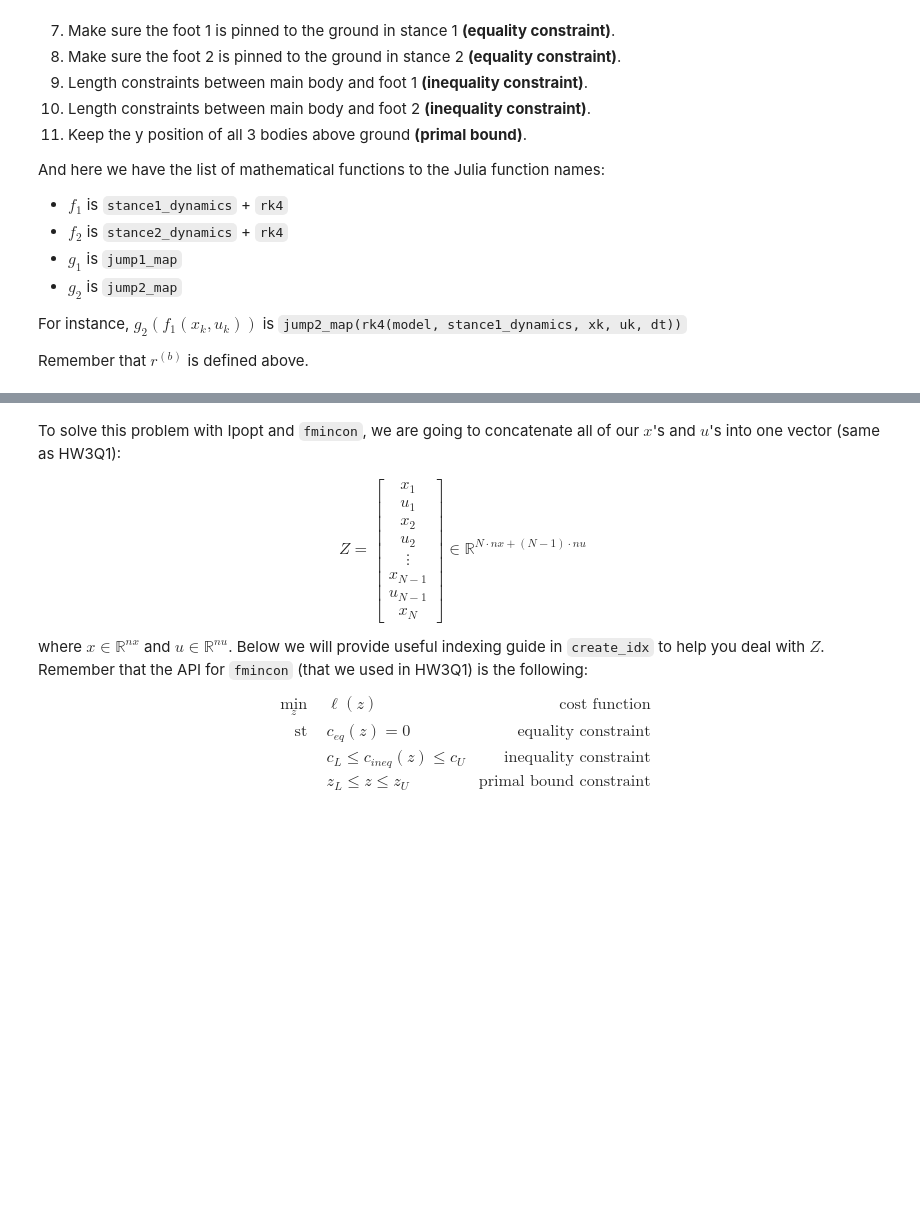
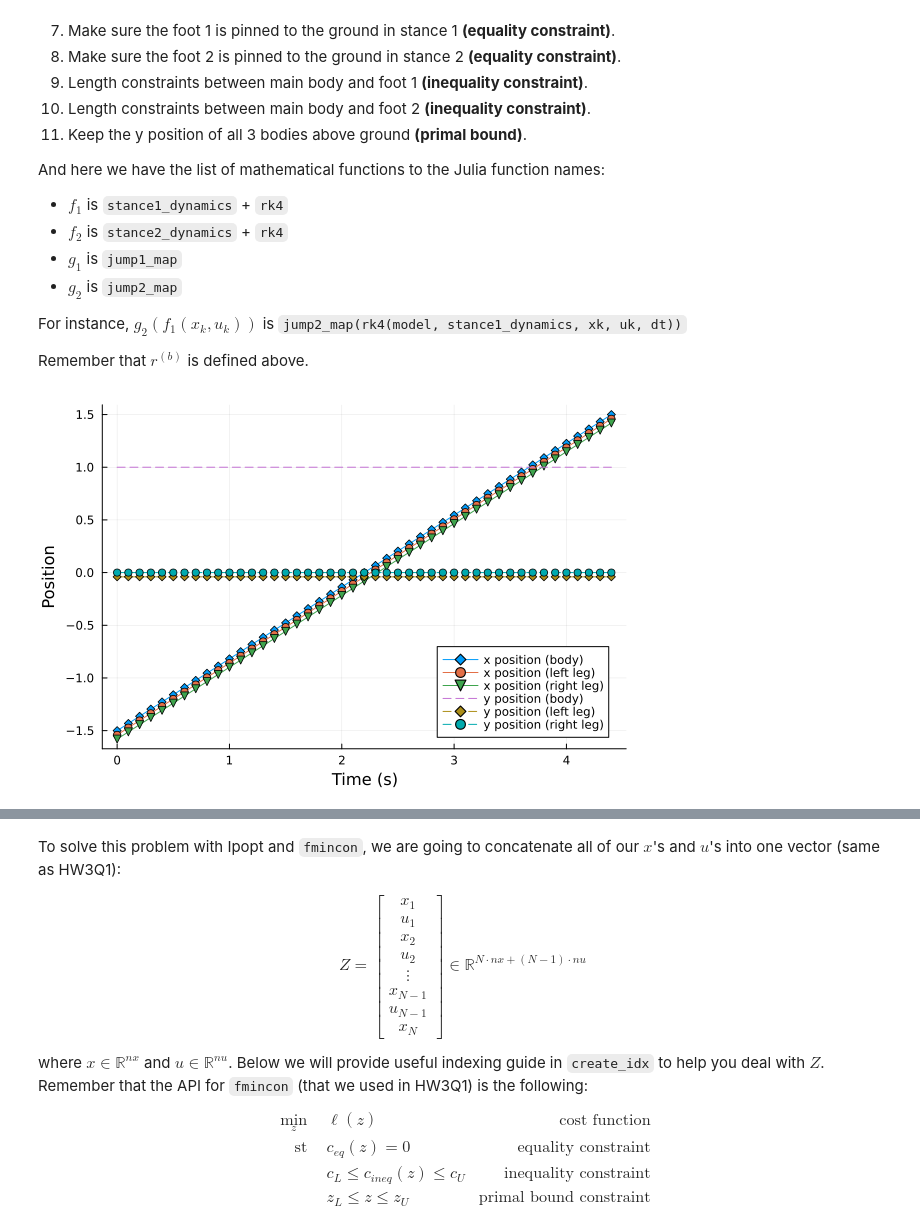
Before and after one commit to Guo-lab/16745-Optimal-Control-and-RL, a Jupyter notebook: HW4_S24-main/Q2.ipynb, the cells around one changed output, grey strips where cells are left out. Cells and saved outputs as stored; diff of their text form; code cells hidden in the pictures; blank space fills up the shorter version.

Commit message:
hw4 Q2 done; Hybrid Trajectory Optimization, biped walker with IPOPT

```diff
--- a/HW4_S24-main/Q2.ipynb
+++ b/HW4_S24-main/Q2.ipynb
@@ -258,19 +276,102 @@ Remember that $r^{(b)}$ is defined above.
 # %%
 function reference_trajectory(model, xic, xg, dt, N)
 	# creates a reference Xref and Uref for walker
 
 	Uref = [[model.mb * model.g * 0.5; model.mb * model.g * 0.5; 0] for i ∈ 1:(N-1)]
 
 	Xref = [zeros(12) for i ∈ 1:N]
 
 	horiz_v = (3 / N) / dt
 	xs = range(-1.5, 1.5, length = N)
 	Xref[1] = 1 * xic
 	Xref[N] = 1 * xg
 
 	for i ∈ 2:(N-1)
 		Xref[i] = [xs[i], 1, xs[i], 0, xs[i], 0, horiz_v, 0, horiz_v, 0, horiz_v, 0]
 	end
 
 	return Xref, Uref
 end
+
+gr()
+function visualize_Xref(Xref, dt)
+	N = length(Xref)
+	t_vec = 0:dt:(N-1)*dt  # Time vector
+
+	# Extracting x, y, and velocity components from Xref
+	for X in Xref
+		@assert length(X) == 12
+	end
+	x_positions_b = [X[1] for X in Xref]
+	y_positions_b = [X[2] for X in Xref]
+	x_positions_left = [X[3] for X in Xref]
+	y_positions_left = [X[4] for X in Xref]
+	x_positions_right = [X[5] for X in Xref]
+	y_positions_right = [X[6] for X in Xref]
+	x_velocities_b = [X[7] for X in Xref]
+	y_velocities_b = [X[8] for X in Xref]
+	x_velocities_left = [X[9] for X in Xref]
+	y_velocities_left = [X[10] for X in Xref]
+	x_velocities_right = [X[11] for X in Xref]
+	y_velocities_right = [X[12] for X in Xref]
+
+	# Plotting x vs y positions for body, left leg, and right leg
+	p = plot(t_vec, x_positions_b, label = "x position (body)", xlabel = "Time (s)", ylabel = "Position", marker = :diamond, alpha = 1)
+	plot!(p, t_vec, x_positions_left .- 0.04, label = "x position (left leg)", marker = :circle, alpha = 1)
+	plot!(p, t_vec, x_positions_right .- 0.08, label = "x position (right leg)", marker = :dtriangle)
+
+	plot!(p, t_vec, y_positions_b, label = "y position (body)", ls = :dash)
+	plot!(p, t_vec, y_positions_left .- 0.04, label = "y position (left leg)", ls = :dash, marker = :diamond, alpha = 1)
+	plot!(p, t_vec, y_positions_right, label = "y position (right leg)", ls = :dash, marker = :circle)
+
+	display(p)
+
+	# Plotting velocities
+	p_v = plot(t_vec, x_velocities_b, label = "x velocity (body)", xlabel = "Time (s)", ylabel = "Velocity")
+	plot!(p_v, t_vec .- 0.03, x_velocities_left .+ 0.01, label = "x velocity (left leg)")
+	plot!(p_v, t_vec .- 0.06, x_velocities_right .+ 0.02, label = "x velocity (right leg)")
+	plot!(p_v, t_vec, y_velocities_b, label = "y velocity (body)", ls = :dash)
+	plot!(p_v, t_vec, y_velocities_left .+ 0.01, label = "y velocity (left leg)", ls = :dash)
+	plot!(p_v, t_vec, y_velocities_right .+ 0.02, label = "y velocity (right leg)", ls = :dash)
+
+	display(p_v)
+
+end
+
+function visualize_Uref(Uref, dt)
+	N = length(Uref)
+	t_vec = 0:dt:(N-1)*dt  # Time vector for controls
+
+	# Extracting control components from Uref
+	u1 = [U[1] for U in Uref]
+	u2 = [U[2] for U in Uref]
+	u3 = [U[3] for U in Uref]
+
+	# Plotting
+	p = plot(t_vec, u1 .- 0.4, label = "Control Force 1", xlabel = "Time (s)", ylabel = "Control Force", marker = :diamond, alpha = 1)
+	plot!(p, t_vec, u2, label = "Control Force 2", linestyle = :dot, marker = :circle, markersize = 4)
+	plot!(p, t_vec, u3, label = "Control Torque", linestyle = :dot, marker = :circle, markersize = 4)
+
+	display(p)
+end
+
+model = (g = 9.81, mb = 5.0, mf = 1.0, ℓ_min = 0.5, ℓ_max = 1.5)
+
+# problem size
+tf = 4.4
+dt = 0.1
+t_vec = 0:dt:tf
+N = length(t_vec)
+
+# initial and goal states
+xic = [-1.5; 1; -1.5; 0; -1.5; 0; 0; 0; 0; 0; 0; 0]
+xg = [1.5; 1; 1.5; 0; 1.5; 0; 0; 0; 0; 0; 0; 0]
+
+# reference trajectory
+Xref, Uref = reference_trajectory(model, xic, xg, dt, N)
+
+@printf("visualize reference trajectory & control\n")
+visualize_Xref(Xref, dt)
+visualize_Uref(Uref, dt)
+# %% [output]
+[figure, added]
```
Also changed, not shown: parts of 9 cells of this notebook, 3 other files.
